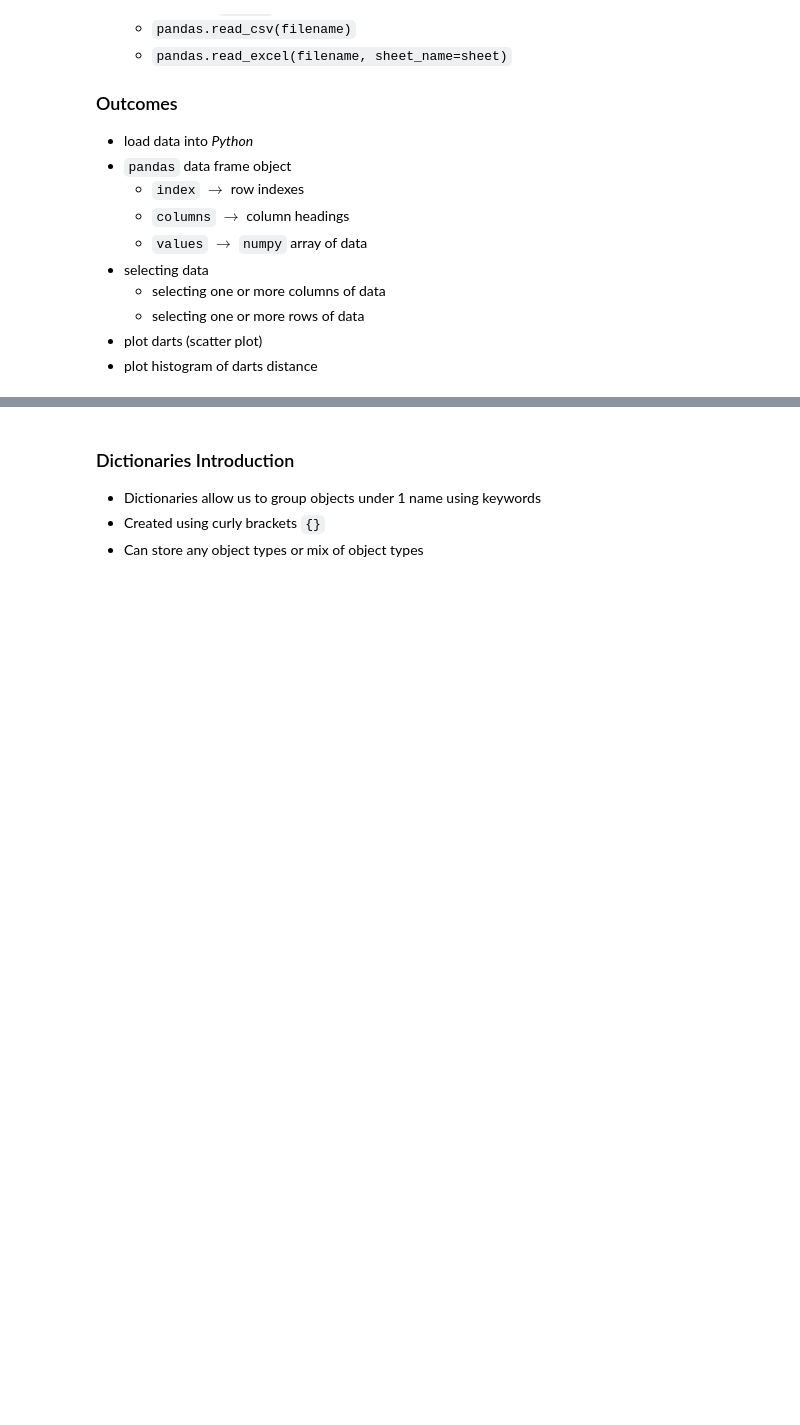
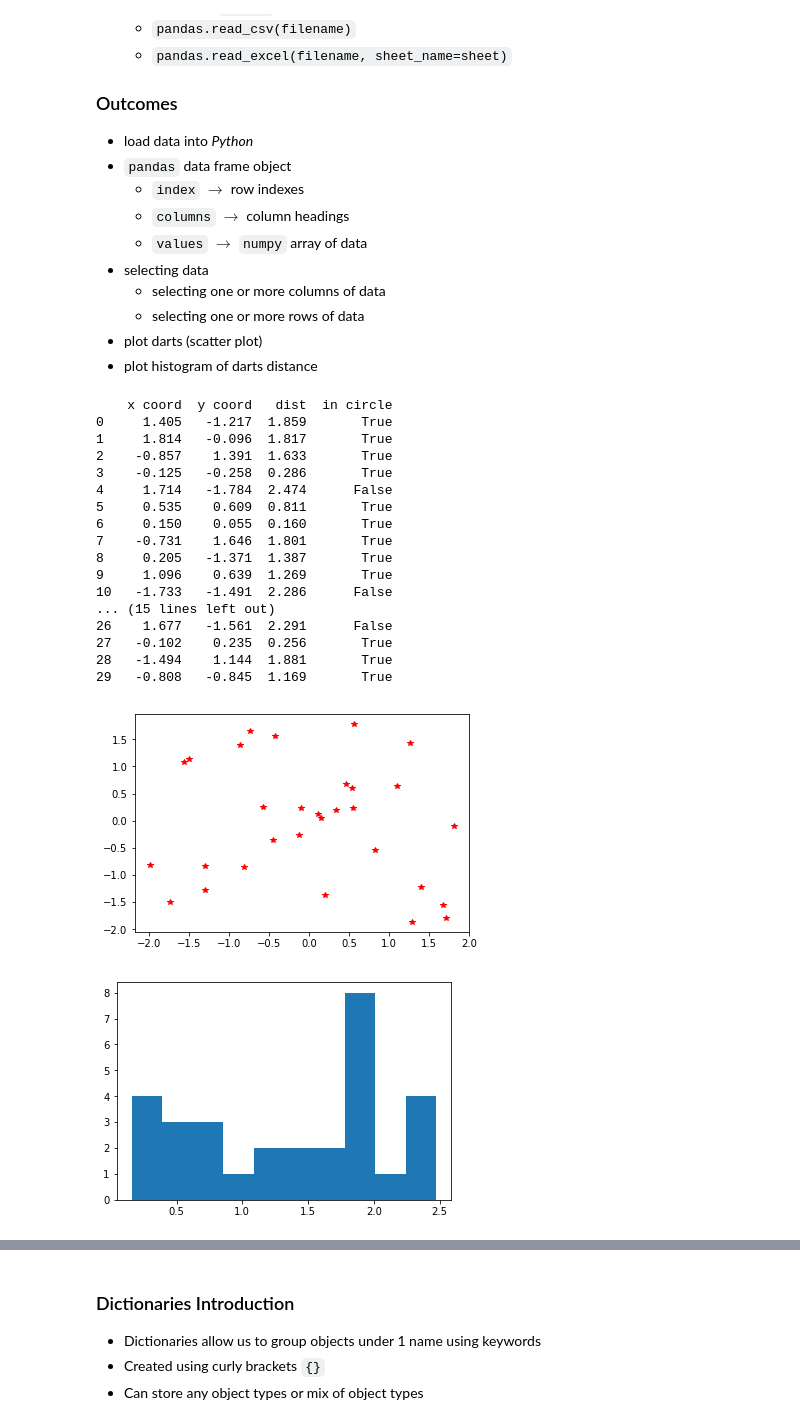
Before and after one commit to mpr213/lecture-notes, a Jupyter notebook: Section_11_Reading_And_Writing_Data.ipynb, the cells around one changed output, grey strips where cells are left out. Saved outputs shown, nothing was run; the diff lists cells and outputs as text; code cells hidden in the pictures; blank space fills up the shorter version.

Commit message:
Changes to Section_10_LibreOffice, Section_11_Reading_And_Writing_Data and Section_12_Matrices

```diff
--- a/Section_11_Reading_And_Writing_Data.ipynb
+++ b/Section_11_Reading_And_Writing_Data.ipynb
@@ -51,23 +48,44 @@
 # %%
 %matplotlib inline
 import pandas as pd
 from matplotlib import pyplot as plt
 
-pdata = pd.read_csv('data_files/darts_data.csv')
-# print(pdata)
+#pdata = pd.read_csv('data_files/darts_data.csv')
+pdata = pd.read_csv('data_files\darts_data.csv')
+print(pdata)
 # print(pdata.index)
 # print(pdata.columns)
 # print(pdata.values)
 # print(pdata[['x coord', 'y coord']])
 # print(pdata.loc[[0, 1]])
 
 plt.figure(1)
 plt.plot(pdata['x coord'], pdata['y coord'], 'r*')
 
 plt.figure(2)
 plt.hist(pdata['dist'])
 
 plt.show()
+# %% [output]
+    x coord  y coord   dist  in circle
+0     1.405   -1.217  1.859       True
+1     1.814   -0.096  1.817       True
+2    -0.857    1.391  1.633       True
+3    -0.125   -0.258  0.286       True
+4     1.714   -1.784  2.474      False
+5     0.535    0.609  0.811       True
+6     0.150    0.055  0.160       True
+7    -0.731    1.646  1.801       True
+8     0.205   -1.371  1.387       True
+9     1.096    0.639  1.269       True
+10   -1.733   -1.491  2.286      False
+... (15 lines left out)
+26    1.677   -1.561  2.291      False
+27   -0.102    0.235  0.256       True
+28   -1.494    1.144  1.881       True
+29   -0.808   -0.845  1.169       True
+[figure, added]
+[figure, added]
 # %%
 %matplotlib inline
 import pandas as pd
```
Also changed, not shown: parts of 12 cells of this notebook, 2 other files.
